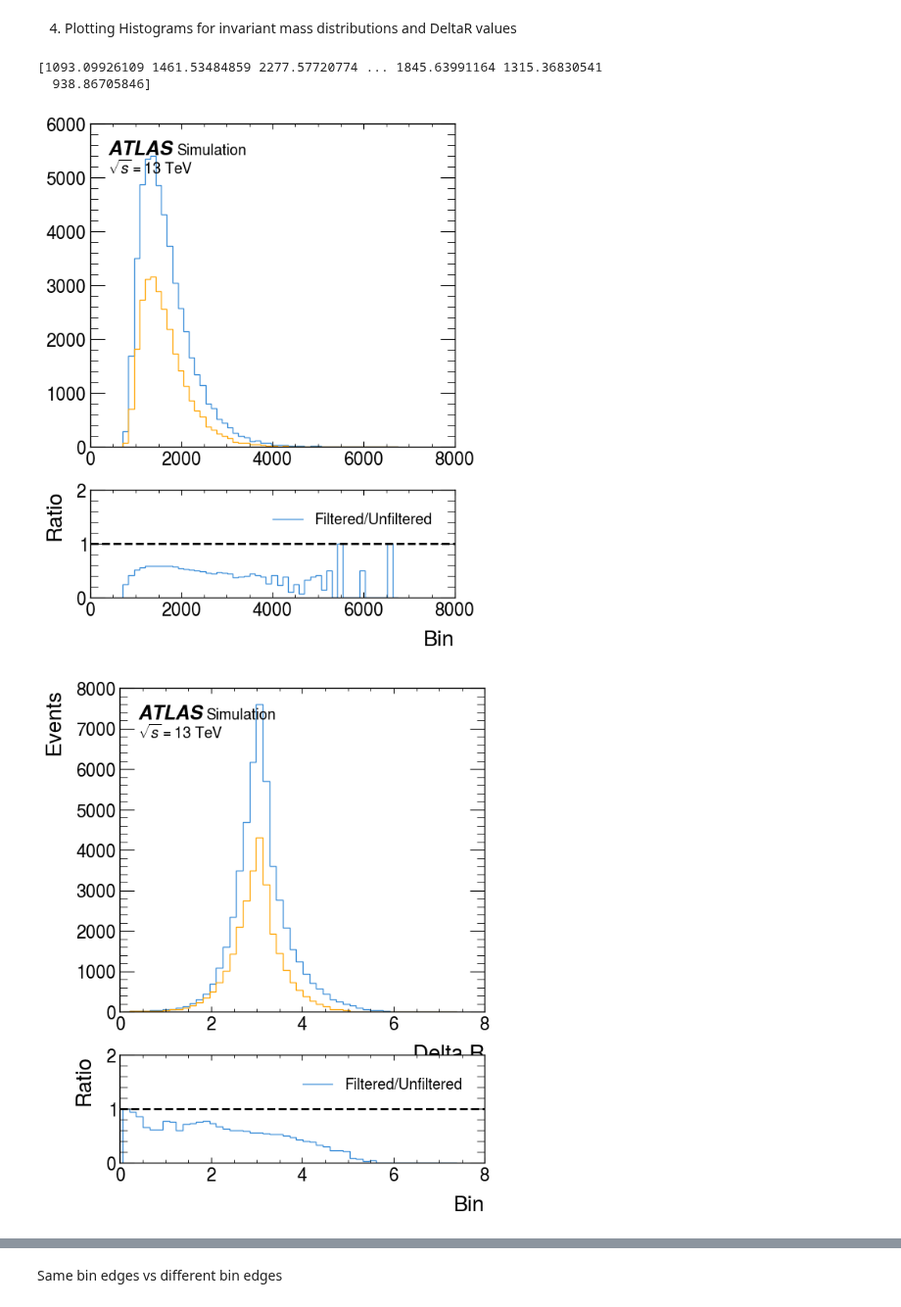
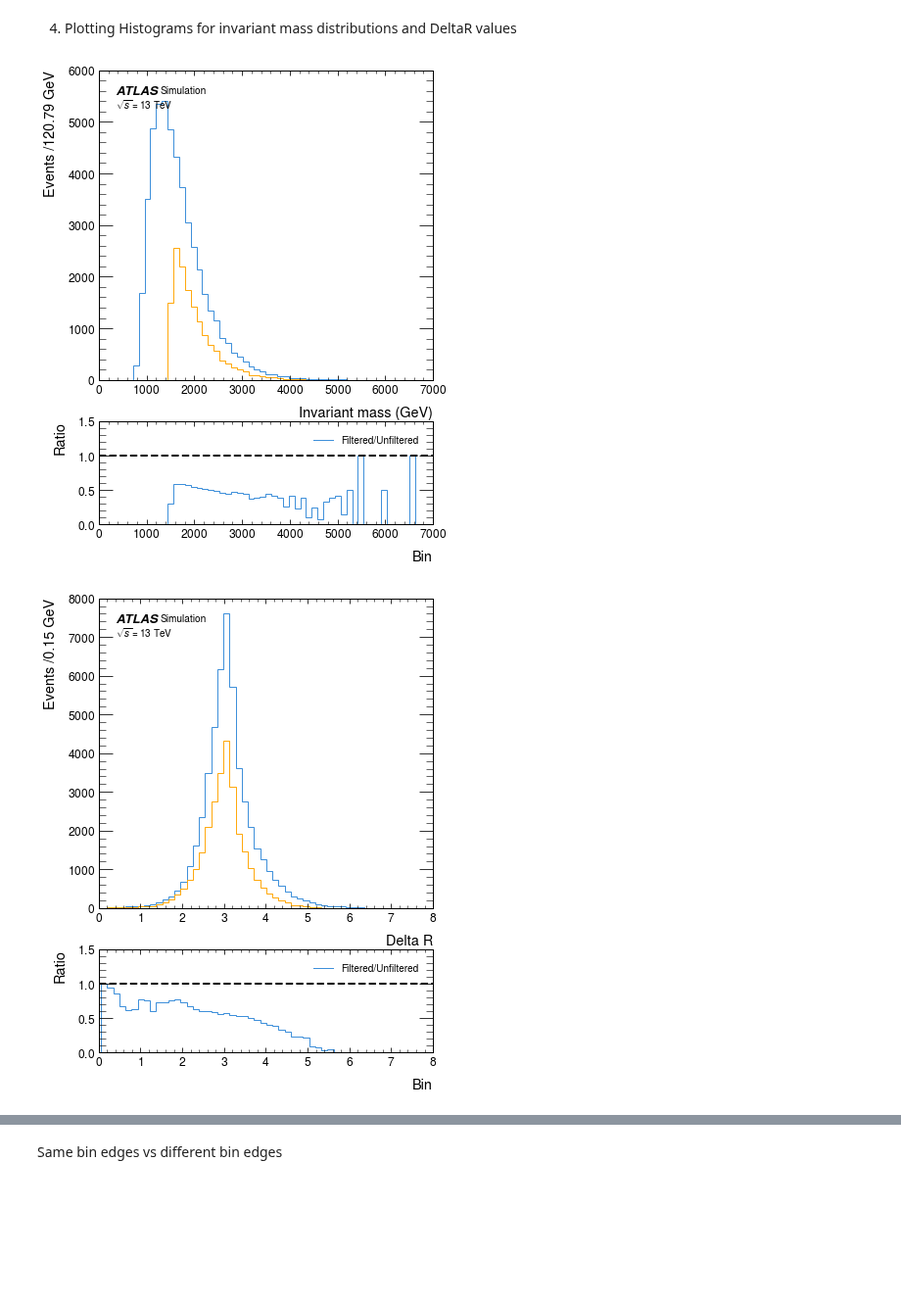
Before and after one commit to archiebrooks02/MPHYS-4Top, a Jupyter notebook: week_1.ipynb, the cells around one changed output, grey strips where cells are left out. Shown at 98% size. Cells and saved outputs as stored; diff of their text form; code cells hidden in the pictures; blank space fills up the shorter version.

```diff
--- a/week_1.ipynb
+++ b/week_1.ipynb
@@ -23,11 +23,15 @@ def histogram(data, bins, data_label, axes, density=False, ratio=False, ratio_ax
         bin_edges = np.linspace(global_min, global_max, bins+1)
         counts = []
         for i in range(len(data)):
+            if type(data[i])!= 'numpy.ndarray':
+                data[i] = np.array(data[i])
             counts.append(np.histogram(data[i], bins=bin_edges, density=density)[0].astype(float))
     else:
-        counts, bin_edges = np.histogram(data, bins=bins, density=density)
+        counts, bin_edges = int(np.histogram(data, bins=bins, density=density))
 
     hep.histplot(counts, bin_edges, ax=axes, label=data_label, histtype='step')
+    bin_width = bin_edges[1]-bin_edges[0]
+    axes.set_ylabel(f'Events /{bin_width:.2f} GeV')
 
     if ratio:
         reference_counts = counts[0]
@@ -61,11 +65,3 @@ for data in tree4.iterate(['top_pt', 'top_eta', 'top_phi', 'top_e', 'anti_top_pt
     filtered_antitop_eta = antitop_eta[(top_pt[:, 0] >= 250) & (top_pt[:, 1] >= 250)]
 # %% [markdown]
 2. Extracting 3 top data
-# %%
-tree3 = uproot.open('c:/Users/matis/OneDrive/Documents/Y4/Project/3tops_tttW_partonic_skimmed_2609.root')['tree']
-events = tree3.arrays(['top_pt', 'top_eta', 'top_phi', 'top_e', 'anti_top_pt', 'anti_top_eta', 'anti_top_phi', 'anti_top_e'])
-
-mask_tttbarW = (awkward.num(events['top_pt']) == 2) & (awkward.num(events['anti_top_pt']) == 1)
-mask_ttbartbarW = (awkward.num(events['top_pt']) == 1) & (awkward.num(events['anti_top_pt']) == 2)
-tttbarW = events[mask_tttbarW]
-ttbartbarW = events[mask_ttbartbarW]
@@ -116,13 +135,13 @@ Vectors
 pt_mask_1 = events['top_pt'][:, 0] > 50
 pt_mask_2 = events['top_pt'][:, 1] > 50
 
-eta_mask_1 = (events['top_eta'][:, 0] > -2.4) & (data['top_eta'][:, 0] < 2.4)
-eta_mask_2 = (events['top_eta'][:, 1] > -2.4) & (data['top_eta'][:, 1] < 2.4)
+eta_mask_1 = (events['top_eta'][:, 0] > -2.4) & (events['top_eta'][:, 0] < 2.4)
+eta_mask_2 = (events['top_eta'][:, 1] > -2.4) & (events['top_eta'][:, 1] < 2.4)
 
 anti_pt_mask_1 = events['anti_top_pt'][:, 0] > 50
 anti_pt_mask_2 = events['anti_top_pt'][:, 1] > 50
 
-anti_eta_mask_1 = (events['anti_top_eta'][:, 0] > -2.4) & (data['anti_top_eta'][:, 0] < 2.4)
-anti_eta_mask_2 = (events['anti_top_eta'][:, 1] > -2.4) & (data['anti_top_eta'][:, 1] < 2.4)
+anti_eta_mask_1 = (events['anti_top_eta'][:, 0] > -2.4) & (events['anti_top_eta'][:, 0] < 2.4)
+anti_eta_mask_2 = (events['anti_top_eta'][:, 1] > -2.4) & (events['anti_top_eta'][:, 1] < 2.4)
 
 masks = pt_mask_1 & pt_mask_2 & eta_mask_1 & eta_mask_2 & anti_pt_mask_1 & anti_pt_mask_2 & anti_eta_mask_1 & anti_eta_mask_2
@@ -238,0 +218,18 @@ for i in range(len(filtered_top1)):
+# %%
+all_4tops = awkward.concatenate([awkward.Array([top1]),awkward.Array([top2]),awkward.Array([anti_top1]),awkward.Array([anti_top2])], axis=0)
+all_filtered_4tops = awkward.concatenate([awkward.Array([filtered_top1]),awkward.Array([filtered_top2]),awkward.Array([filtered_anti_top1]),awkward.Array([filtered_anti_top2])], axis=0)
+
+transposed_4tops = np.transpose(all_4tops)
+sorted_indices = np.argsort(transposed_4tops.rho)
+trans_sorted_4tops = transposed_4tops[sorted_indices]
+highest_pt_top = vector.zip({'pt':trans_sorted_4tops.rho[:,-1],'eta':trans_sorted_4tops.eta[:,-1],'phi':trans_sorted_4tops.phi[:,-1], 'mass':172.76})
+second_highest_pt_top = vector.zip({'pt':trans_sorted_4tops.rho[:,-2],'eta':trans_sorted_4tops.eta[:,-2],'phi':trans_sorted_4tops.phi[:,-2], 'mass':172.76})
+
+transposed_filtered_4tops = np.transpose(all_filtered_4tops)
+sorted_indices = np.argsort(transposed_filtered_4tops.rho)
+trans_sorted_filtered_4tops = transposed_filtered_4tops[sorted_indices]
+highest_pt_filtered_top = vector.zip({'pt':trans_sorted_filtered_4tops.rho[:,-1],'eta':trans_sorted_filtered_4tops.eta[:,-1],'phi':trans_sorted_filtered_4tops.phi[:,-1], 'mass':172.76})
+second_highest_pt_filtered_top = vector.zip({'pt':trans_sorted_filtered_4tops.rho[:,-2],'eta':trans_sorted_filtered_4tops.eta[:,-2],'phi':trans_sorted_filtered_4tops.phi[:,-2], 'mass':172.76})
+
+deltaR_values = highest_pt_top.deltaR(second_highest_pt_top)
+filtered_deltaR_values = highest_pt_filtered_top.deltaR(second_highest_pt_filtered_top)
@@ -239,21 +244,16 @@ for i in range(len(filtered_top1)):
 # %% [markdown]
 4. Plotting Histograms for invariant mass distributions and DeltaR values
-# %%
-print(np.array(four_tops.mass))
-# %% [output]
-[1093.09926109 1461.53484859 2277.57720774 ... 1845.63991164 1315.36830541
-  938.86705846]
 # %%
 fig, ax = plt.subplots(nrows = 2, ncols = 1, gridspec_kw={'height_ratios': [3, 1]},figsize = (6,8))
 histogram([np.array(four_tops.mass),np.array(filtered_4_tops.mass)], 50, ['Unfiltered', 'Filtered'], ax[0], ratio=True, ratio_axes=ax[1])
+ax[0].set_xlabel('Invariant mass (GeV)')
 plt.show()
 # %% [output]
-[figure, old version]
+[figure, new version]
 # %%
 fig, ax = plt.subplots(nrows = 2, ncols = 1, gridspec_kw={'height_ratios': [3, 1]},figsize = (6,8))
-histogram([deltaRs,filtered_deltaRs], 50, ['Unfiltered', 'Filtered'], ax[0], ratio=True, ratio_axes=ax[1])
+histogram([deltaR_values,filtered_deltaR_values], 50, ['Unfiltered', 'Filtered'], ax[0], ratio=True, ratio_axes=ax[1])
 ax[0].set_xlabel('Delta R')
-ax[0].set_ylabel('Events')
 plt.show()
 # %% [output]
-[figure, old version]
+[figure, new version]
```
Also changed, not shown: parts of 27 cells of this notebook.
